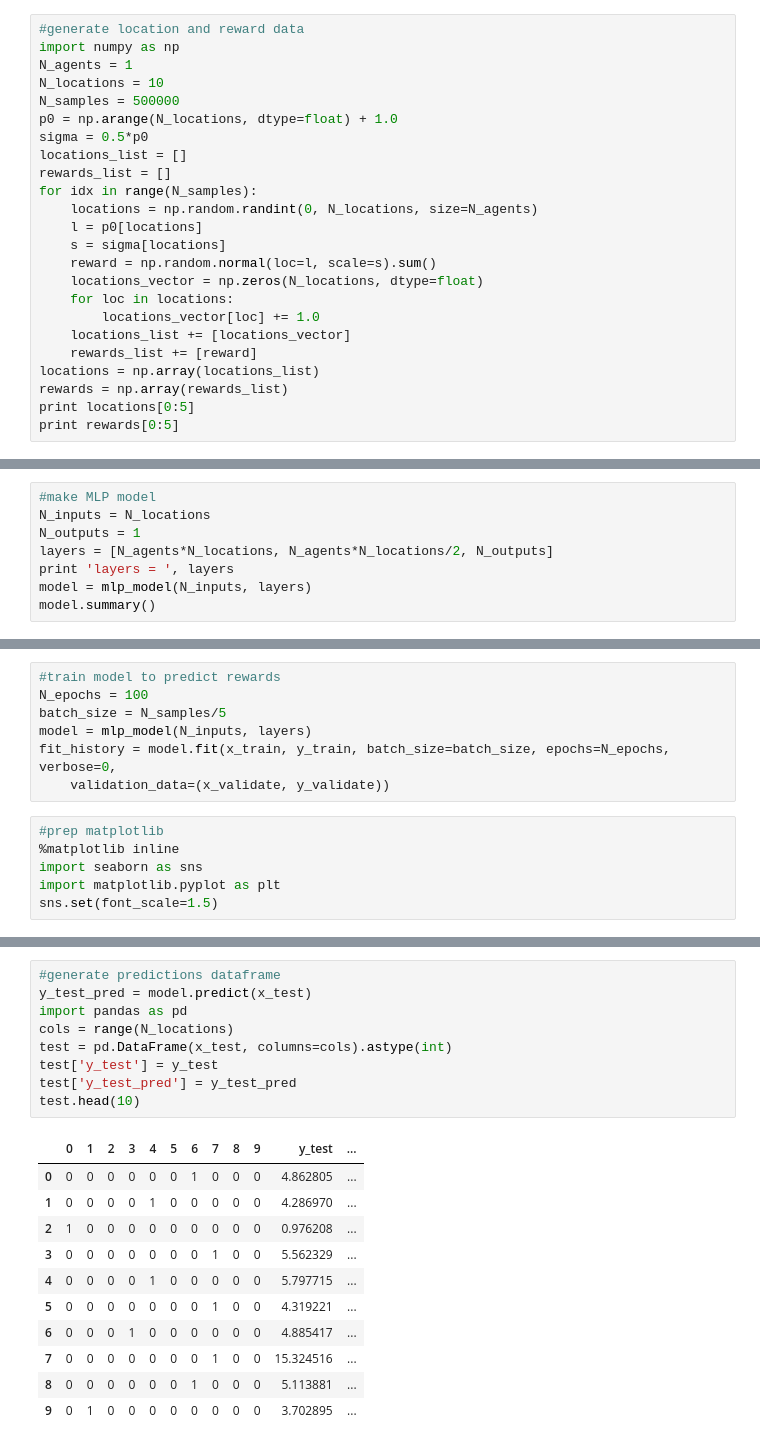
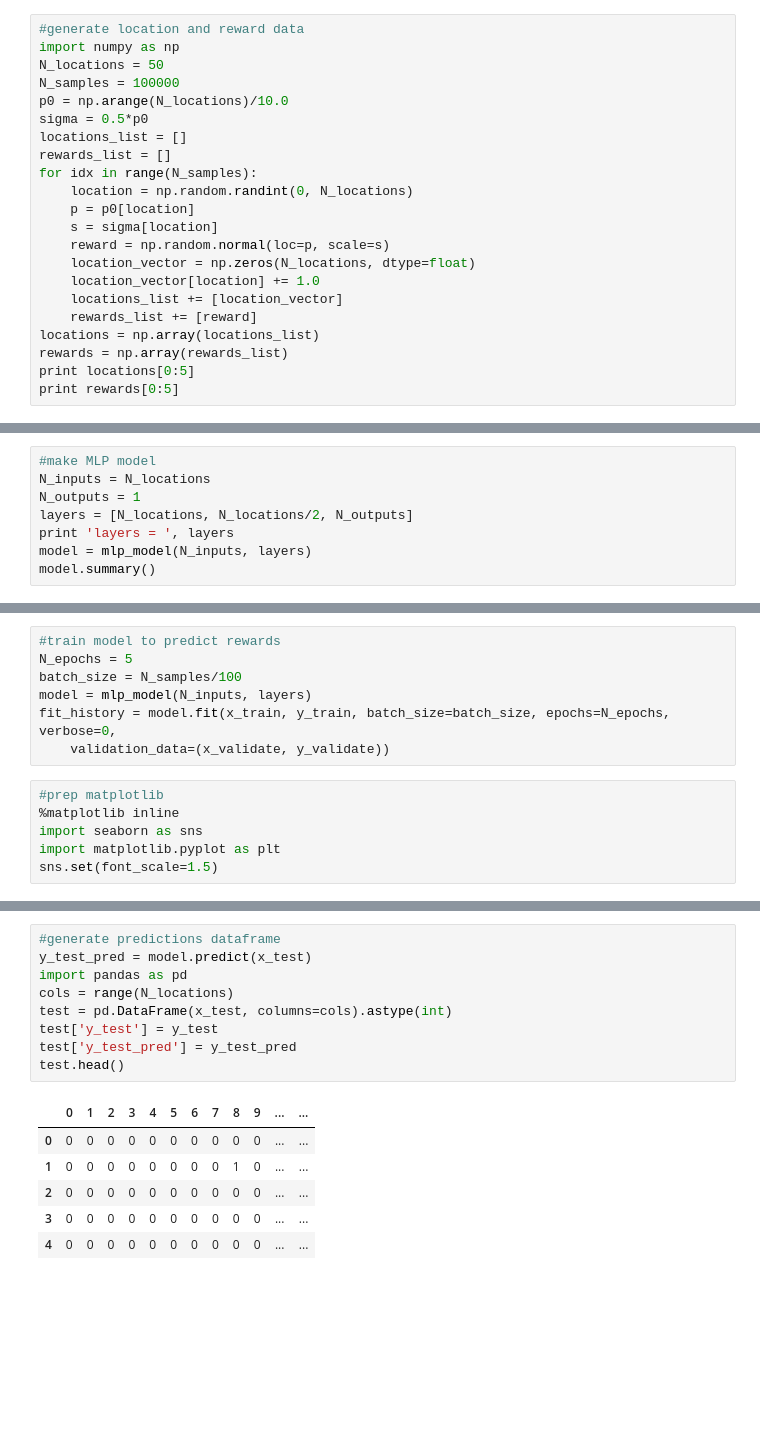
Before and after one commit to joehahn/dl, a Jupyter notebook: tf/tf.ipynb, the cells around one changed output, grey strips where cells are left out. Drawn from its saved outputs; the diff is of its cells as text; blank space fills up the shorter version.

```diff
--- a/tf/tf.ipynb
+++ b/tf/tf.ipynb
@@ -1,22 +1,20 @@
 # %%
 #generate location and reward data
 import numpy as np
-N_agents = 1
-N_locations = 10
-N_samples = 500000
-p0 = np.arange(N_locations, dtype=float) + 1.0
+N_locations = 50
+N_samples = 100000
+p0 = np.arange(N_locations)/10.0
 sigma = 0.5*p0
 locations_list = []
 rewards_list = []
 for idx in range(N_samples):
-    locations = np.random.randint(0, N_locations, size=N_agents)
-    l = p0[locations]
-    s = sigma[locations]
-    reward = np.random.normal(loc=l, scale=s).sum()
-    locations_vector = np.zeros(N_locations, dtype=float)
-    for loc in locations:
-        locations_vector[loc] += 1.0
-    locations_list += [locations_vector]
+    location = np.random.randint(0, N_locations)
+    p = p0[location]
+    s = sigma[location]
+    reward = np.random.normal(loc=p, scale=s)
+    location_vector = np.zeros(N_locations, dtype=float)
+    location_vector[location] += 1.0
+    locations_list += [location_vector]
     rewards_list += [reward]
 locations = np.array(locations_list)
 rewards = np.array(rewards_list)
@@ -65,7 +73,7 @@ def mlp_model(N_inputs, layers):
 #make MLP model
 N_inputs = N_locations
 N_outputs = 1
-layers = [N_agents*N_locations, N_agents*N_locations/2, N_outputs]
+layers = [N_locations, N_locations/2, N_outputs]
 print 'layers = ', layers
 model = mlp_model(N_inputs, layers)
 model.summary()
@@ -87,8 +95,8 @@ Non-trainable params: 0
 _________________________________________________________________
 # %%
 #train model to predict rewards
-N_epochs = 100
-batch_size = N_samples/5
+N_epochs = 5
+batch_size = N_samples/100
 model = mlp_model(N_inputs, layers)
 fit_history = model.fit(x_train, y_train, batch_size=batch_size, epochs=N_epochs, verbose=0,
     validation_data=(x_validate, y_validate))
@@ -116,21 +124,16 @@ ax.legend()
 # %%
 #generate predictions dataframe
 y_test_pred = model.predict(x_test)
 import pandas as pd
 cols = range(N_locations)
 test = pd.DataFrame(x_test, columns=cols).astype(int)
 test['y_test'] = y_test
 test['y_test_pred'] = y_test_pred
-test.head(10)
+test.head()
 # %% [output]
-|  | 0 | 1 | 2 | 3 | 4 | 5 | 6 | 7 | 8 | 9 | y_test | ... |
-| 0 | 0 | 0 | 0 | 0 | 0 | 0 | 1 | 0 | 0 | 0 | 4.862805 | ... |
-| 1 | 0 | 0 | 0 | 0 | 1 | 0 | 0 | 0 | 0 | 0 | 4.286970 | ... |
-| 2 | 1 | 0 | 0 | 0 | 0 | 0 | 0 | 0 | 0 | 0 | 0.976208 | ... |
-| 3 | 0 | 0 | 0 | 0 | 0 | 0 | 0 | 1 | 0 | 0 | 5.562329 | ... |
-| 4 | 0 | 0 | 0 | 0 | 1 | 0 | 0 | 0 | 0 | 0 | 5.797715 | ... |
-| 5 | 0 | 0 | 0 | 0 | 0 | 0 | 0 | 1 | 0 | 0 | 4.319221 | ... |
-| 6 | 0 | 0 | 0 | 1 | 0 | 0 | 0 | 0 | 0 | 0 | 4.885417 | ... |
-| 7 | 0 | 0 | 0 | 0 | 0 | 0 | 0 | 1 | 0 | 0 | 15.324516 | ... |
-| 8 | 0 | 0 | 0 | 0 | 0 | 0 | 1 | 0 | 0 | 0 | 5.113881 | ... |
-| 9 | 0 | 1 | 0 | 0 | 0 | 0 | 0 | 0 | 0 | 0 | 3.702895 | ... |
+|  | 0 | 1 | 2 | 3 | 4 | 5 | 6 | 7 | 8 | 9 | ... | ... |
+| 0 | 0 | 0 | 0 | 0 | 0 | 0 | 0 | 0 | 0 | 0 | ... | ... |
+| 1 | 0 | 0 | 0 | 0 | 0 | 0 | 0 | 0 | 1 | 0 | ... | ... |
+| 2 | 0 | 0 | 0 | 0 | 0 | 0 | 0 | 0 | 0 | 0 | ... | ... |
+| 3 | 0 | 0 | 0 | 0 | 0 | 0 | 0 | 0 | 0 | 0 | ... | ... |
+| 4 | 0 | 0 | 0 | 0 | 0 | 0 | 0 | 0 | 0 | 0 | ... | ... |
```
Also changed, not shown: parts of 7 cells of this notebook.
